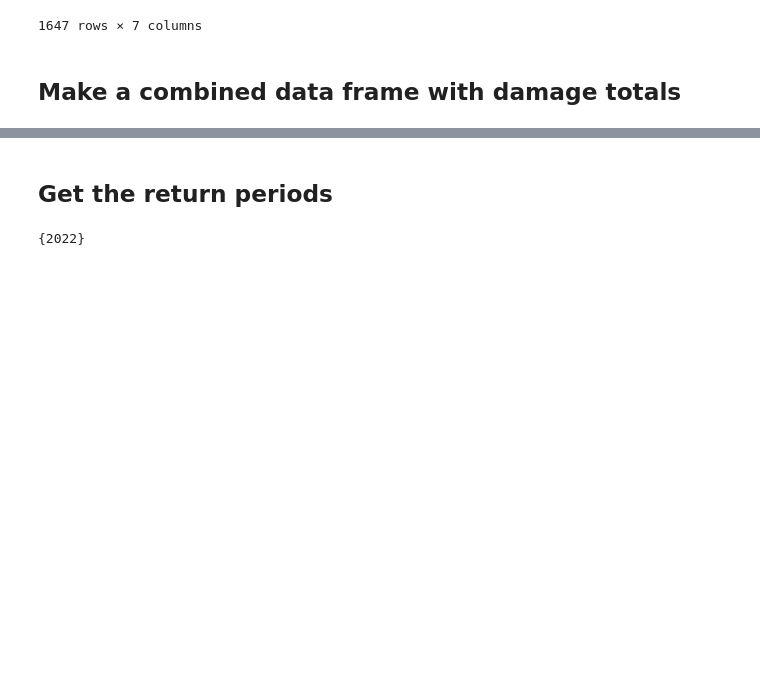
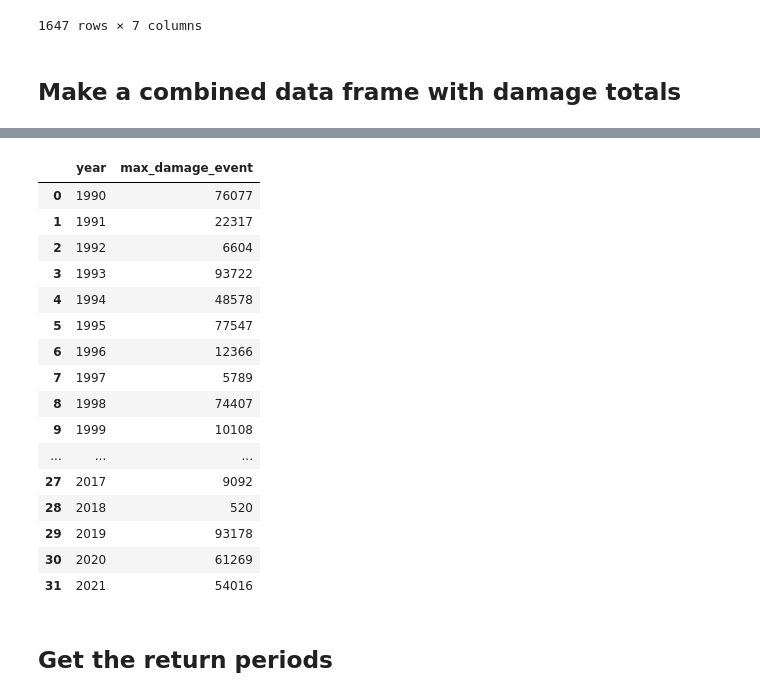
Before and after one commit to rodekruis/Typhoon-Impact-based-forecasting-model, a Jupyter notebook: analysis/trigger_thresholds/trigger_thresholds.ipynb, the cells around one changed output, grey strips where cells are left out. Cells and saved outputs as stored; diff of their text form; code cells hidden in the pictures; blank space fills up the shorter version.

```diff
--- a/analysis/trigger_thresholds/trigger_thresholds.ipynb
+++ b/analysis/trigger_thresholds/trigger_thresholds.ipynb
@@ -10,6 +10,13 @@ import matplotlib.pyplot as plt
 import numpy as np
 from scipy.stats import genextreme as gev
 from scipy.interpolate import interp1d
+# %%
+# The regions of interest and their pcodes
+ROI = {
+    "5": "PH050000000",
+    "8": "PH080000000",
+    "13": "PH160000000",
+}
 # %% [markdown]
 ## Reading in the data
 # %%
@@ -104,3 +118,32 @@ df_max
+# %%
+# Now do the same but taking the ROI as a whole
+df_max_roi = (df_comb.loc[df_comb['adm1_pcode'].isin(ROI.values())]
+              .groupby('typhoon')
+              .agg({'No_Totally_DMG_BLD': sum,'year': 'first'})
+              .groupby(['year']).max()
+              .rename(columns={'No_Totally_DMG_BLD': 'max_damage_event'})
+              .reset_index()
+             )
+
+df_max_roi
+# %% [output]
+|  | year | max_damage_event |
+| 0 | 1990 | 76077 |
+| 1 | 1991 | 22317 |
+| 2 | 1992 | 6604 |
+| 3 | 1993 | 93722 |
+| 4 | 1994 | 48578 |
+| 5 | 1995 | 77547 |
+| 6 | 1996 | 12366 |
+| 7 | 1997 | 5789 |
+| 8 | 1998 | 74407 |
+| 9 | 1999 | 10108 |
+| ... | ... | ... |
+| 27 | 2017 | 9092 |
+| 28 | 2018 | 520 |
+| 29 | 2019 | 93178 |
+| 30 | 2020 | 61269 |
+| 31 | 2021 | 54016 |
 # %% [markdown]
 ## Get the return periods
 # %%
@@ -210,11 +253,4 @@ def get_rp_df(
     if round_rp:
         df_rps["rp"] = np.round(df_rps["rp"])
     return df_rps
-# %%
-typhoon_year_list
-region_value = ["PH130000000"]
-df = df_max.loc[df_max["adm1_pcode"].isin(region_value)]
-set(typhoon_year_list) - set(df.year)
-# %% [output]
-{2022}
 # %%
```
Also changed, not shown: parts of 6 cells of this notebook.
